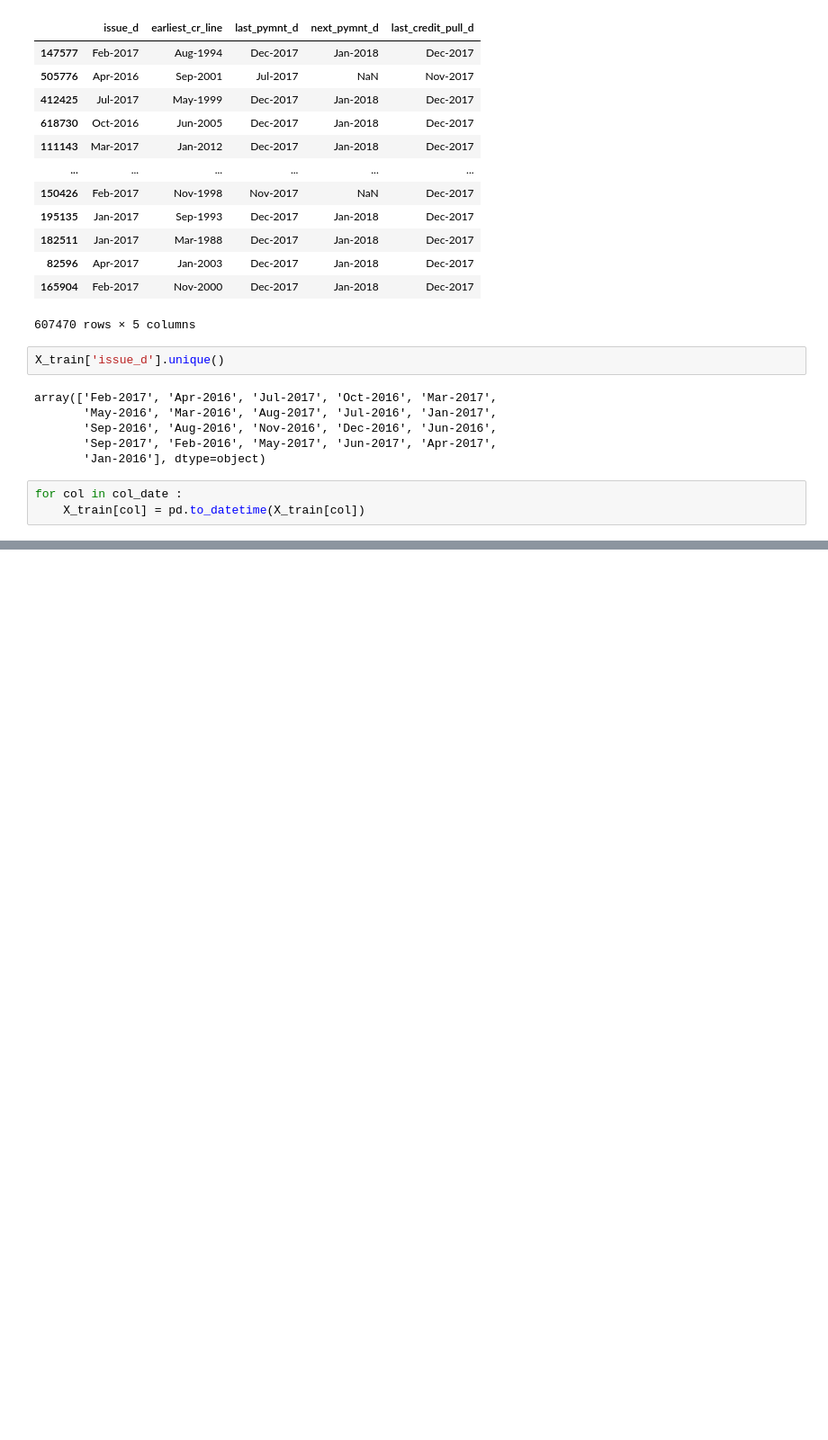
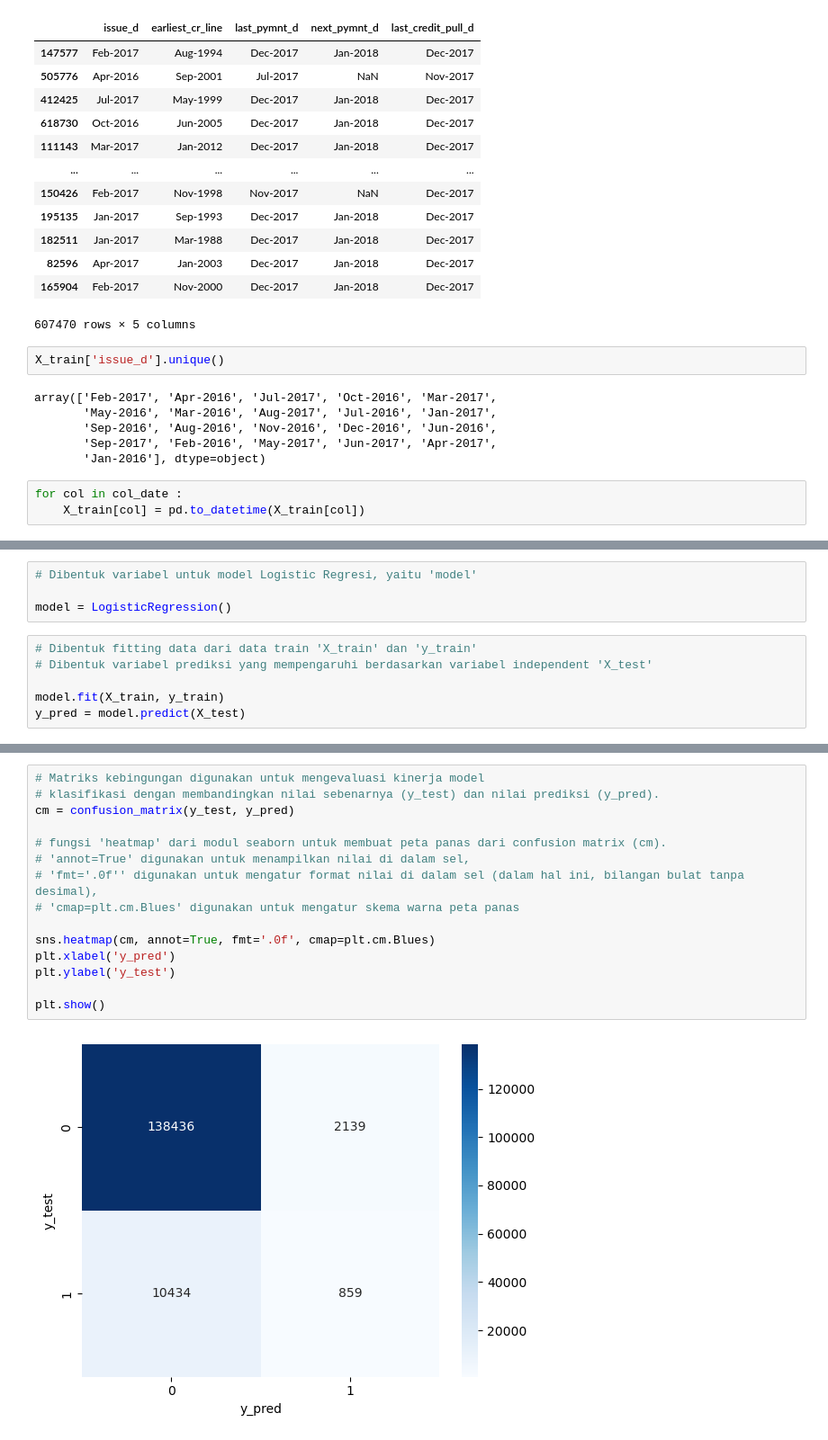
Before and after one commit to lleonrdoo/Data-Sci, a Jupyter notebook: Credit Risk Model-Project.ipynb, the cells around one changed output, grey strips where cells are left out. Shown: that part at 90% size. Cells and saved outputs as stored; diff of their text form; blank space fills up the shorter version.

```diff
--- a/Credit Risk Model-Project.ipynb
+++ b/Credit Risk Model-Project.ipynb
@@ -570,0 +600,10 @@ dtype: int64
+# %%
+# Dibentuk variabel untuk model Logistic Regresi, yaitu 'model'
+
+model = LogisticRegression()
+# %%
+# Dibentuk fitting data dari data train 'X_train' dan 'y_train'
+# Dibentuk variabel prediksi yang mempengaruhi berdasarkan variabel independent 'X_test'
+
+model.fit(X_train, y_train)
+y_pred = model.predict(X_test)
@@ -570,0 +640,17 @@ dtype: int64
+# %%
+# Matriks kebingungan digunakan untuk mengevaluasi kinerja model
+# klasifikasi dengan membandingkan nilai sebenarnya (y_test) dan nilai prediksi (y_pred).
+cm = confusion_matrix(y_test, y_pred)
+
+# fungsi 'heatmap' dari modul seaborn untuk membuat peta panas dari confusion matrix (cm).
+# 'annot=True' digunakan untuk menampilkan nilai di dalam sel,
+# 'fmt='.0f'' digunakan untuk mengatur format nilai di dalam sel (dalam hal ini, bilangan bulat tanpa desimal),
+# 'cmap=plt.cm.Blues' digunakan untuk mengatur skema warna peta panas
+
+sns.heatmap(cm, annot=True, fmt='.0f', cmap=plt.cm.Blues)
+plt.xlabel('y_pred')
+plt.ylabel('y_test')
+
+plt.show()
+# %% [output]
+[figure, added]
```
Also changed, not shown: parts of 73 cells of this notebook.
